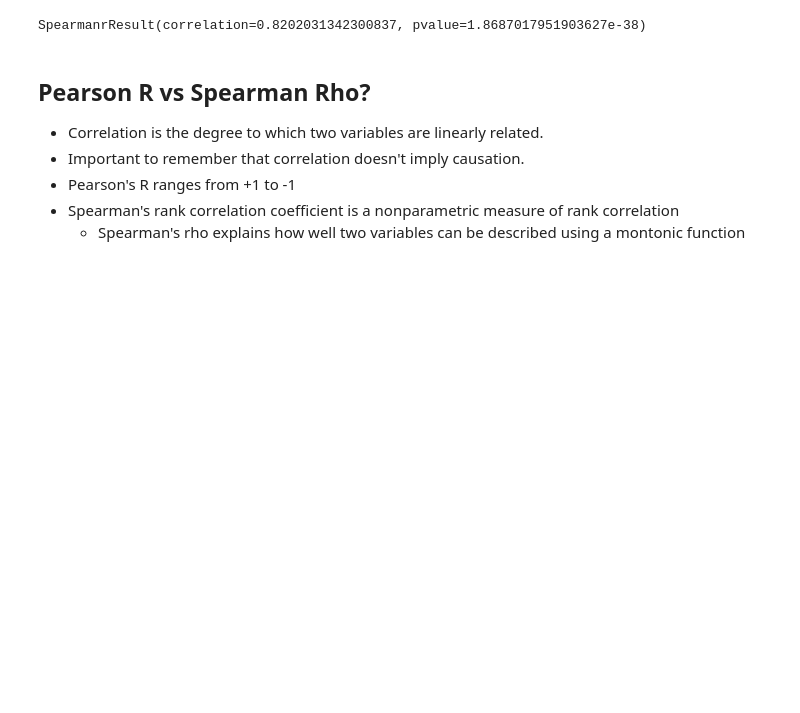
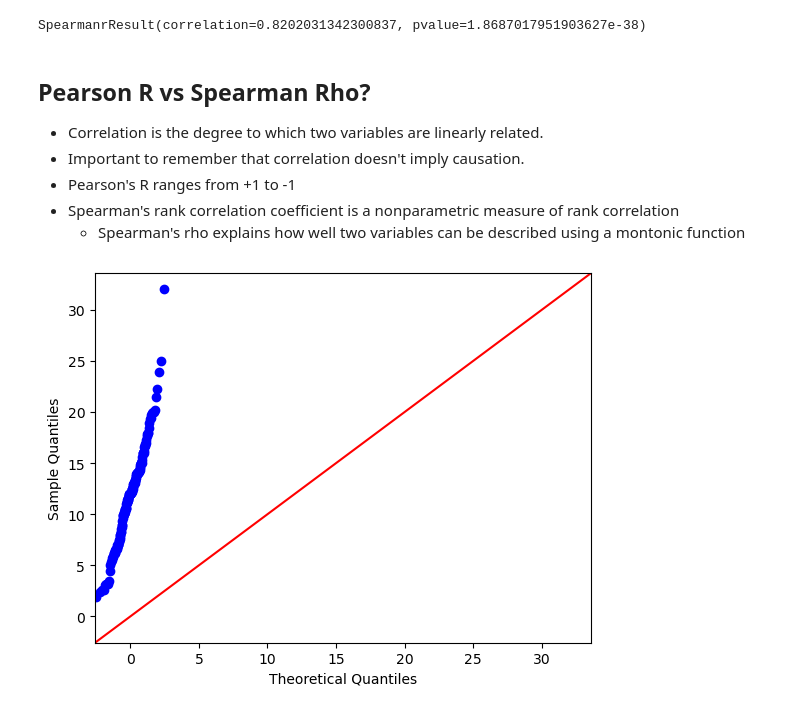
Before and after one commit to maxmatkovski/Regression, a Jupyter notebook: Linear Regression.ipynb, the cells around one changed output. Saved outputs shown, nothing was run; the diff lists cells and outputs as text; code cells hidden in the pictures; blank space fills up the shorter version.

```diff
--- a/Linear Regression.ipynb
+++ b/Linear Regression.ipynb
@@ -60,3 +59,14 @@ SpearmanrResult(correlation=0.8202031342300837, pvalue=1.8687017951903627e-38)
 - Pearson's R ranges from +1 to -1
 - Spearman's rank correlation coefficient is a nonparametric measure of rank correlation
     - Spearman's rho explains how well two variables can be described using a montonic function
+# %%
+# Generating QQ Plot for Carbohydrates (X)
+import statsmodels.api as sm
+import matplotlib.pyplot as plt
+
+fig = sm.qqplot(x,line='45')
+plt.show()
+
+# figure out how to add titles
+# %% [output]
+[figure, added]
```
Also changed, not shown: parts of 30 cells of this notebook, 2 other files.
